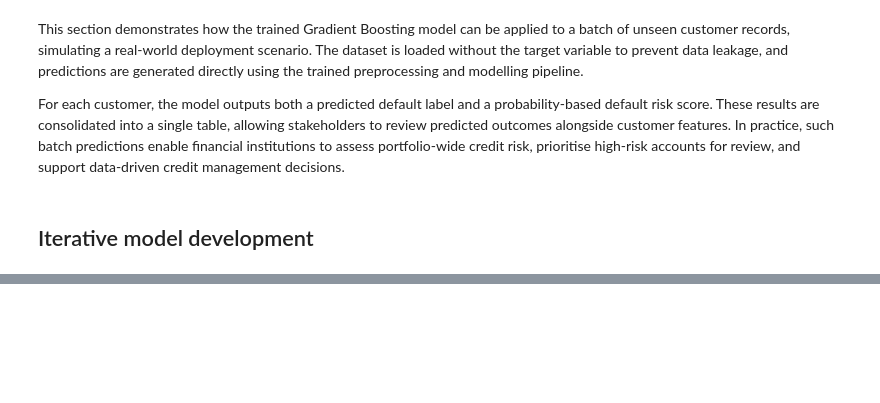
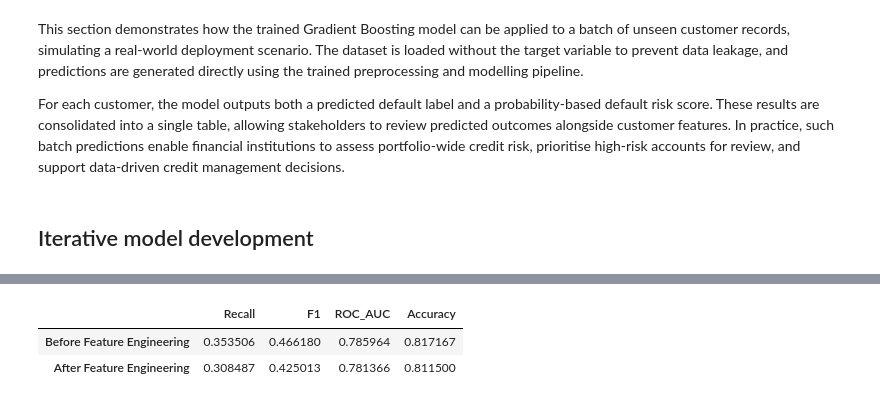
Before and after one commit to oscarczy/mldp, a Jupyter notebook: MLDP Program Codes Submission Template.ipynb, the cells around one changed output, grey strips where cells are left out. Cells and saved outputs as stored; diff of their text form; code cells hidden in the pictures; blank space fills up the shorter version.

```diff
--- a/MLDP Program Codes Submission Template.ipynb
+++ b/MLDP Program Codes Submission Template.ipynb
@@ -696,2 +710,6 @@ For each customer, the model outputs both a predicted default label and a probab
 # %%
-## Further feature engineering / feature selection
+## Further feature engineering
+
+df['AVG_PAY_DELAY'] = df[
+    ['PAY_0', 'PAY_2', 'PAY_3', 'PAY_4', 'PAY_5', 'PAY_6']
+].mean(axis=1)
@@ -697,0 +724,27 @@ For each customer, the model outputs both a predicted default label and a probab
+# %%
+df['UTIL_RATIO'] = df['BILL_AMT1'] / df['LIMIT_BAL']
+# %%
+# Features BEFORE feature engineering
+X_before = df.drop(columns=['default'])
+y = df['default']
+
+X_train_b, X_test_b, y_train, y_test = train_test_split(
+    X_before, y, test_size=0.2, random_state=67
+)
+
+gb_before = Pipeline(steps=[
+    ('preprocess', preprocessor),
+    ('model', GradientBoostingClassifier(random_state=42))
+])
+
+gb_before.fit(X_train_b, y_train)
+
+y_pred_b = gb_before.predict(X_test_b)
+y_prob_b = gb_before.predict_proba(X_test_b)[:, 1]
+
+before_results = {
+    'Recall': recall_score(y_test, y_pred_b, pos_label=1),
+    'F1': f1_score(y_test, y_pred_b, pos_label=1),
+    'ROC_AUC': roc_auc_score(y_test, y_prob_b),
+    'Accuracy': accuracy_score(y_test, y_pred_b)
+}
@@ -697,0 +798,14 @@ For each customer, the model outputs both a predicted default label and a probab
+# %%
+comparison_fe = pd.DataFrame.from_dict(
+    {
+        'Before Feature Engineering': before_results,
+        'After Feature Engineering': after_results
+    },
+    orient='index'
+)
+
+comparison_fe
+# %% [output]
+|  | Recall | F1 | ROC_AUC | Accuracy |
+| Before Feature Engineering | 0.353506 | 0.466180 | 0.785964 | 0.817167 |
+| After Feature Engineering | 0.308487 | 0.425013 | 0.781366 | 0.811500 |
```
Also changed, not shown: parts of 9 cells of this notebook.
